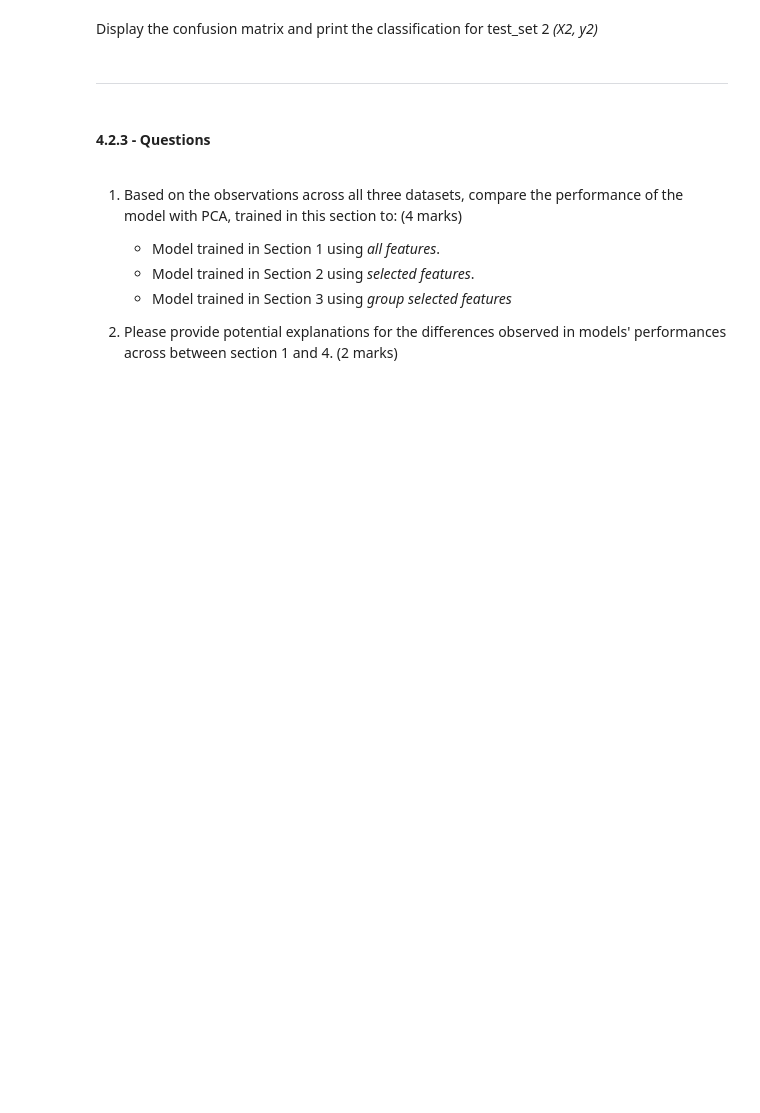
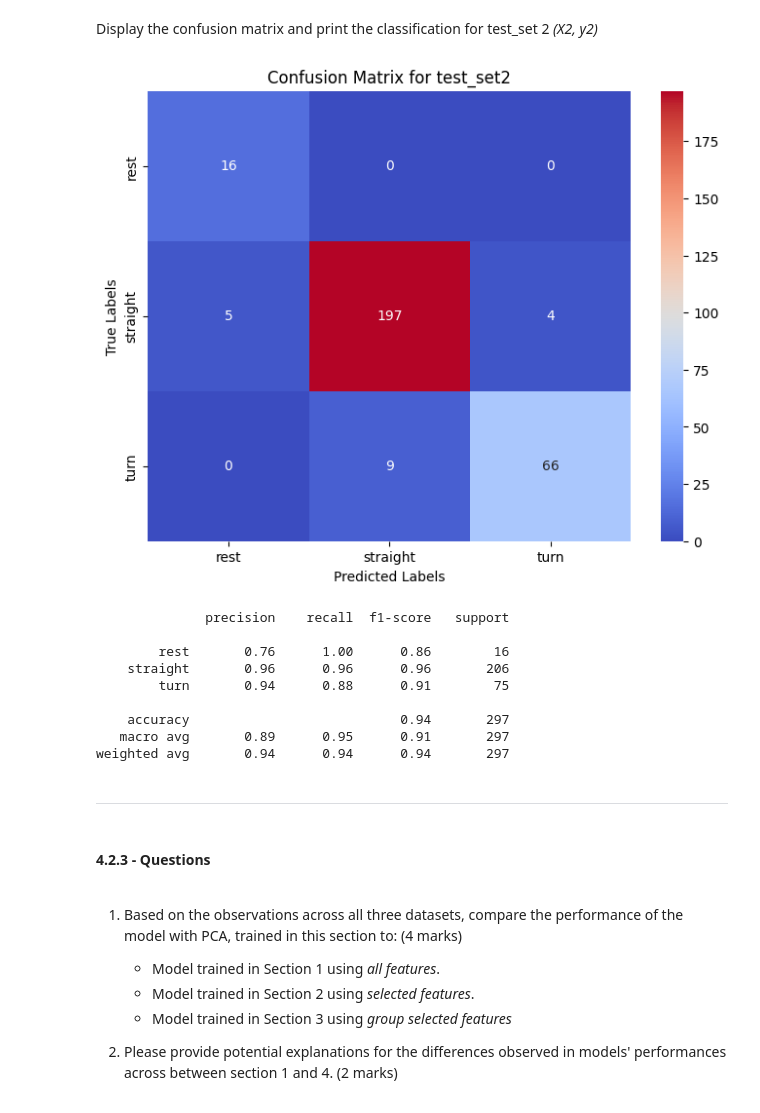
Before and after one commit to TaRa1999R/engg680_2024_fall, a Jupyter notebook: Lab_Assignment4/Assignment_4.ipynb, the cells around one changed output. Saved outputs shown, nothing was run; the diff lists cells and outputs as text; code cells hidden in the pictures; blank space fills up the shorter version.

```diff
--- a/Lab_Assignment4/Assignment_4.ipynb
+++ b/Lab_Assignment4/Assignment_4.ipynb
@@ -1000,8 +1037,9 @@ X1.head(2)
 2 rows × 32 columns
 # %%
 # TODO - Load the target vector from test_set2 into y2, and all features from test_set2 into X2
-# y2 =
-# X2 =
+
+y2 = test_set2['motion_state']
+X2 = test_set2.drop(columns=['motion_state'])
 X2.head(2)
 # %% [output]
 |  | ax_sum | ay_sum | az_sum | gx_sum | gy_sum | gz_sum | a_sum | g_sum | ax_var | ay_var | ... | ... |
@@ -1025,3 +1089,29 @@ Display the confusion matrix and print the classification for test_set 2 *(X2, y
+# %%
+# TODO - Display confusion matrix and print classification report for (X2, y2)
+
+y2_pred = grid.predict(X2)
+
+cm2 = confusion_matrix(y2, y2_pred)
+
+plt.figure(figsize=(8, 6))
+sns.heatmap(cm2, annot=True, fmt="d", cmap="coolwarm", xticklabels=grid.classes_, yticklabels=grid.classes_)
+plt.xlabel("Predicted Labels")
+plt.ylabel("True Labels")
+plt.title("Confusion Matrix for test_set2")
+plt.show()
+
+print(classification_report(y2, y2_pred))
+# %% [output]
+[figure, added]
+              precision    recall  f1-score   support
+
+        rest       0.76      1.00      0.86        16
+    straight       0.96      0.96      0.96       206
+        turn       0.94      0.88      0.91        75
+
+    accuracy                           0.94       297
+   macro avg       0.89      0.95      0.91       297
+weighted avg       0.94      0.94      0.94       297
 # %% [markdown]
 ___
 # %% [markdown]
```
Also changed, not shown: parts of 20 cells of this notebook.
